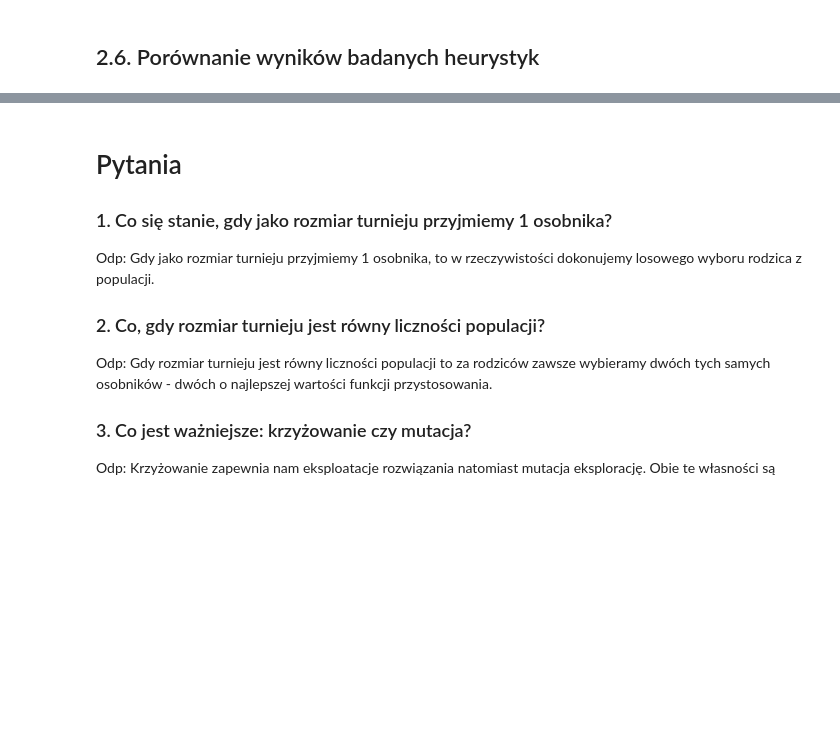
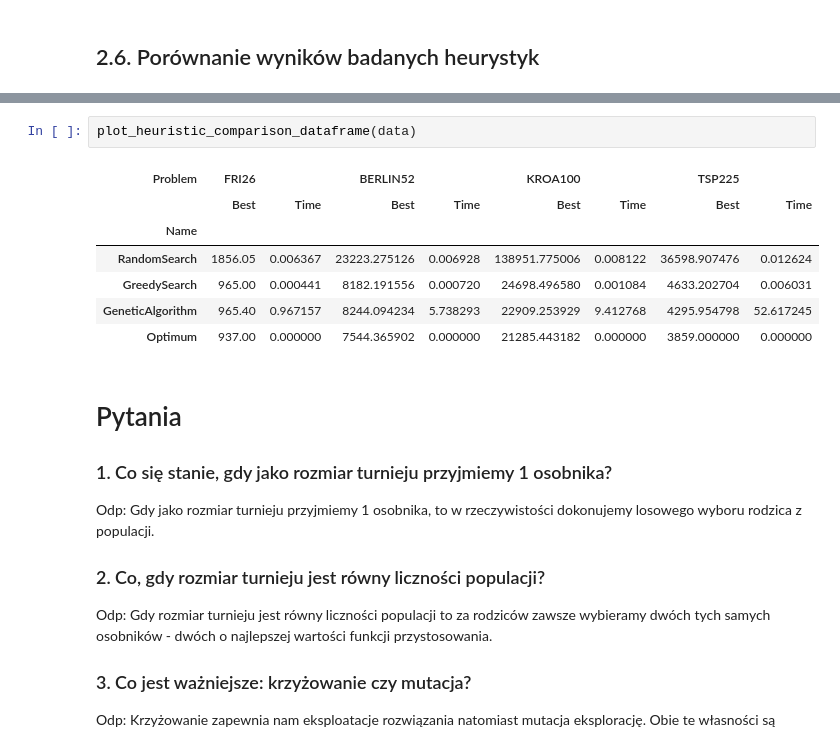
Before and after one commit to PatRyg99/ML-PWR-2022, a Jupyter notebook: Lista 2/lista-2.ipynb, the cells around one changed output, grey strips where cells are left out. Saved outputs shown, nothing was run; the diff lists cells and outputs as text; blank space fills up the shorter version.

```diff
--- a/Lista 2/lista-2.ipynb
+++ b/Lista 2/lista-2.ipynb
@@ -307,3 +395,13 @@ Saved benchmark data at: .results/benchmark-probs/TSP225.csv
+# %%
+plot_heuristic_comparison_dataframe(data)
+# %% [output]
+| Problem | FRI26 |  | BERLIN52 |  | KROA100 |  | TSP225 |  |
+|  | Best | Time | Best | Time | Best | Time | Best | Time |
+| Name |  |  |  |  |  |  |  |  |
+| RandomSearch | 1856.05 | 0.006367 | 23223.275126 | 0.006928 | 138951.775006 | 0.008122 | 36598.907476 | 0.012624 |
+| GreedySearch | 965.00 | 0.000441 | 8182.191556 | 0.000720 | 24698.496580 | 0.001084 | 4633.202704 | 0.006031 |
+| GeneticAlgorithm | 965.40 | 0.967157 | 8244.094234 | 5.738293 | 22909.253929 | 9.412768 | 4295.954798 | 52.617245 |
+| Optimum | 937.00 | 0.000000 | 7544.365902 | 0.000000 | 21285.443182 | 0.000000 | 3859.000000 | 0.000000 |
 # %% [markdown]
 # Pytania
 
```
Also changed, not shown: parts of 11 cells of this notebook, 13 other files.
